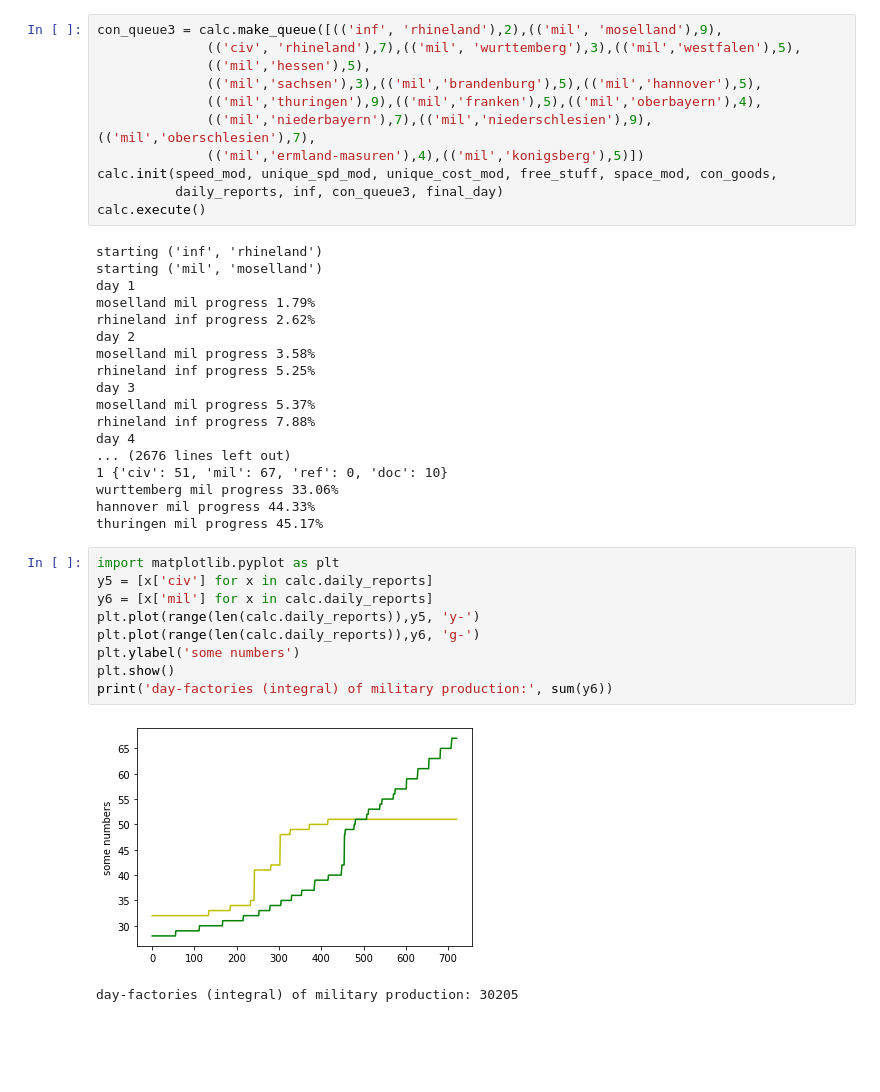
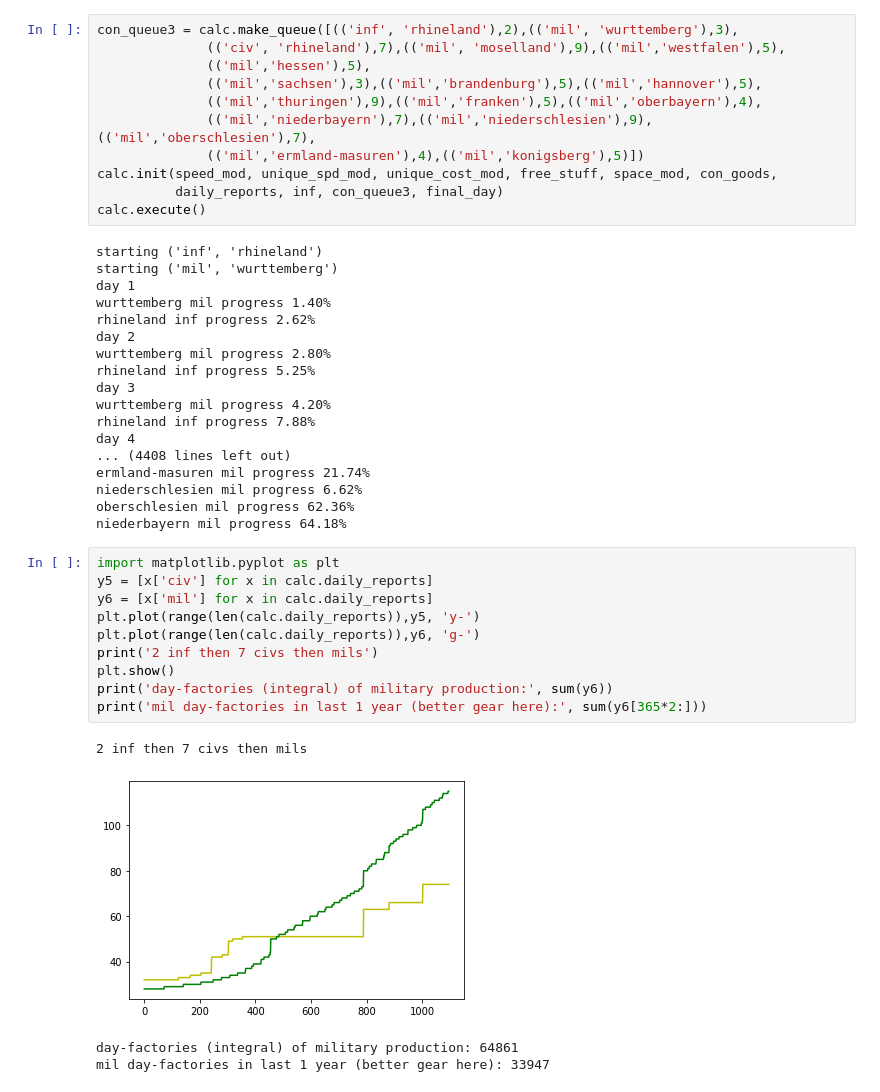
Before and after one commit to tye-shutty/hoi4_civ_calculator, a Jupyter notebook: calc driver.ipynb, the cells around one changed output. Saved outputs shown, nothing was run; the diff lists cells and outputs as text; blank space fills up the shorter version.

```diff
--- a/calc driver.ipynb
+++ b/calc driver.ipynb
@@ -137,6 +143,6 @@ day-factories (integral) of military production: 35398
 # %%
-con_queue3 = calc.make_queue([(('inf', 'rhineland'),2),(('mil', 'moselland'),9),
-              (('civ', 'rhineland'),7),(('mil', 'wurttemberg'),3),(('mil','westfalen'),5),
+con_queue3 = calc.make_queue([(('inf', 'rhineland'),2),(('mil', 'wurttemberg'),3),
+              (('civ', 'rhineland'),7),(('mil', 'moselland'),9),(('mil','westfalen'),5),
               (('mil','hessen'),5),
               (('mil','sachsen'),3),(('mil','brandenburg'),5),(('mil','hannover'),5),
               (('mil','thuringen'),9),(('mil','franken'),5),(('mil','oberbayern'),4),
@@ -147,34 +153,37 @@ calc.init(speed_mod, unique_spd_mod, unique_cost_mod, free_stuff, space_mod, con
 calc.execute()
 # %% [output]
 starting ('inf', 'rhineland')
-starting ('mil', 'moselland')
+starting ('mil', 'wurttemberg')
 day 1
-moselland mil progress 1.79%
+wurttemberg mil progress 1.40%
 rhineland inf progress 2.62%
 day 2
-moselland mil progress 3.58%
+wurttemberg mil progress 2.80%
 rhineland inf progress 5.25%
 day 3
-moselland mil progress 5.37%
+wurttemberg mil progress 4.20%
 rhineland inf progress 7.88%
 day 4
-... (2676 lines left out)
-1 {'civ': 51, 'mil': 67, 'ref': 0, 'doc': 10}
-wurttemberg mil progress 33.06%
-hannover mil progress 44.33%
-thuringen mil progress 45.17%
+... (4408 lines left out)
+ermland-masuren mil progress 21.74%
+niederschlesien mil progress 6.62%
+oberschlesien mil progress 62.36%
+niederbayern mil progress 64.18%
 # %%
 import matplotlib.pyplot as plt
 y5 = [x['civ'] for x in calc.daily_reports]
 y6 = [x['mil'] for x in calc.daily_reports]
 plt.plot(range(len(calc.daily_reports)),y5, 'y-')
 plt.plot(range(len(calc.daily_reports)),y6, 'g-')
-plt.ylabel('some numbers')
+print('2 inf then 7 civs then mils')
 plt.show()
 print('day-factories (integral) of military production:', sum(y6))
+print('mil day-factories in last 1 year (better gear here):', sum(y6[365*2:]))
 # %% [output]
+2 inf then 7 civs then mils
-[figure, old version]
+[figure, new version]
-day-factories (integral) of military production: 30205
+day-factories (integral) of military production: 64861
+mil day-factories in last 1 year (better gear here): 33947
 # %%
 con_queue3 = calc.make_queue([(('civ', 'rhineland'),7),(('mil', 'moselland'),9),
               (('mil', 'wurttemberg'),3),(('mil','westfalen'),5),
```
Also changed, not shown: parts of 7 cells of this notebook.
